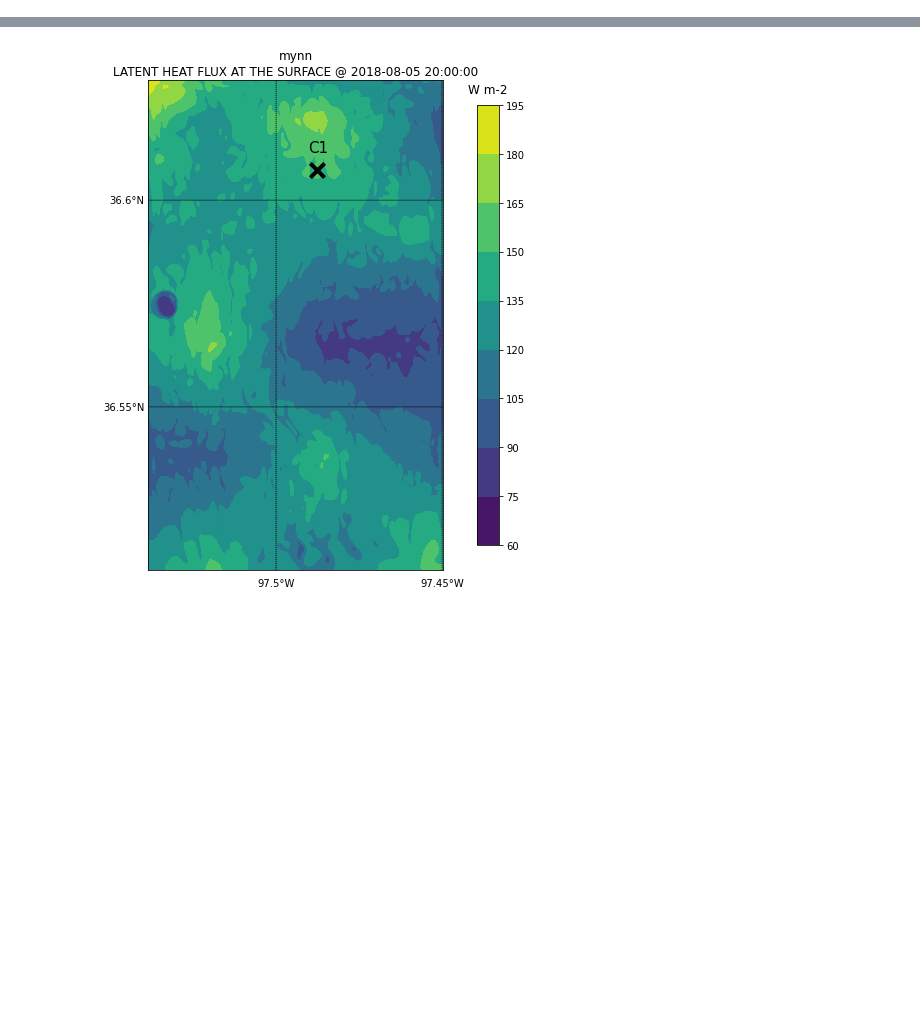
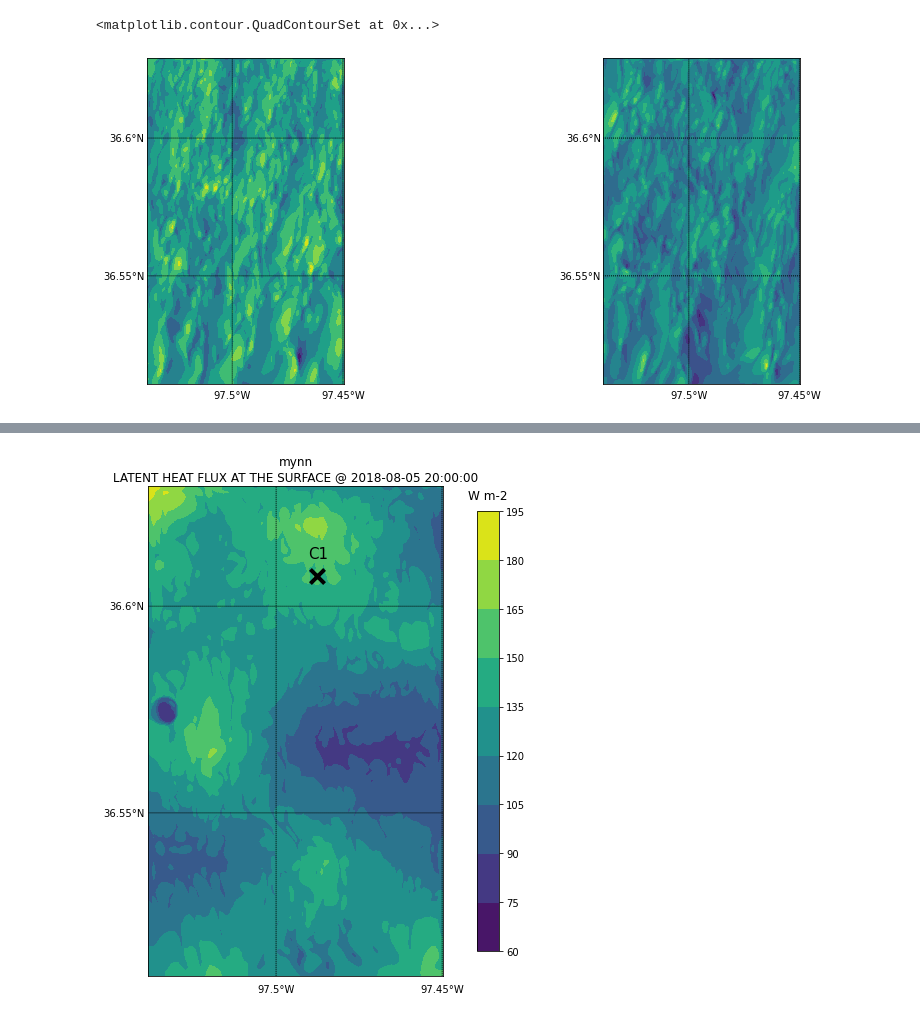
Before and after one commit to joejoeyjoseph/mmc-pnnl-j3, a Jupyter notebook: sgp/eagle/04a_auxout_xycontour.ipynb, the cells around one changed output, grey strips where cells are left out. Drawn from its saved outputs; the diff is of its cells as text; code cells hidden in the pictures; blank space fills up the shorter version.

```diff
--- a/sgp/eagle/04a_auxout_xycontour.ipynb
+++ b/sgp/eagle/04a_auxout_xycontour.ipynb
@@ -68,0 +248,37 @@ def plot_c1contour(file, wrf_var, wrf_run):
+# %%
+lats, lons = wrf.latlon_coords(var_all)
+
+fig, axs = plt.subplots(1, 2, figsize=(15, 6))
+
+
+
+var_1time = var_all.sel(Time='2018-08-05T16:00')
+
+bm = wrf.get_basemap(var_1time, ax=axs[0])
+
+bm.drawstates(linewidth=0.25)
+bm.drawcountries(linewidth=0.25)
+
+bm.drawparallels(np.arange(36, 37, 0.05), labels=[1, 0, 0, 0])
+bm.drawmeridians(np.arange(-98, -97, 0.05), labels=[0, 0, 0, 1])
+
+x, y = bm(wrf.to_np(lons), wrf.to_np(lats))
+
+bm.contourf(x, y, wrf.to_np(var_1time), 10, cmap=get_cmap('viridis'))
+
+var_1time = var_all.sel(Time='2018-08-05T17:00')
+
+bm = wrf.get_basemap(var_1time, ax=axs[1])
+
+bm.drawstates(linewidth=0.25)
+bm.drawcountries(linewidth=0.25)
+
+bm.drawparallels(np.arange(36, 37, 0.05), labels=[1, 0, 0, 0])
+bm.drawmeridians(np.arange(-98, -97, 0.05), labels=[0, 0, 0, 1])
+
+x, y = bm(wrf.to_np(lons), wrf.to_np(lats))
+
+bm.contourf(x, y, wrf.to_np(var_1time), 10, cmap=get_cmap('viridis'))
+# %% [output]
+<matplotlib.contour.QuadContourSet at 0x...>
+[figure, added]
```
Also changed, not shown: parts of 17 cells of this notebook.
